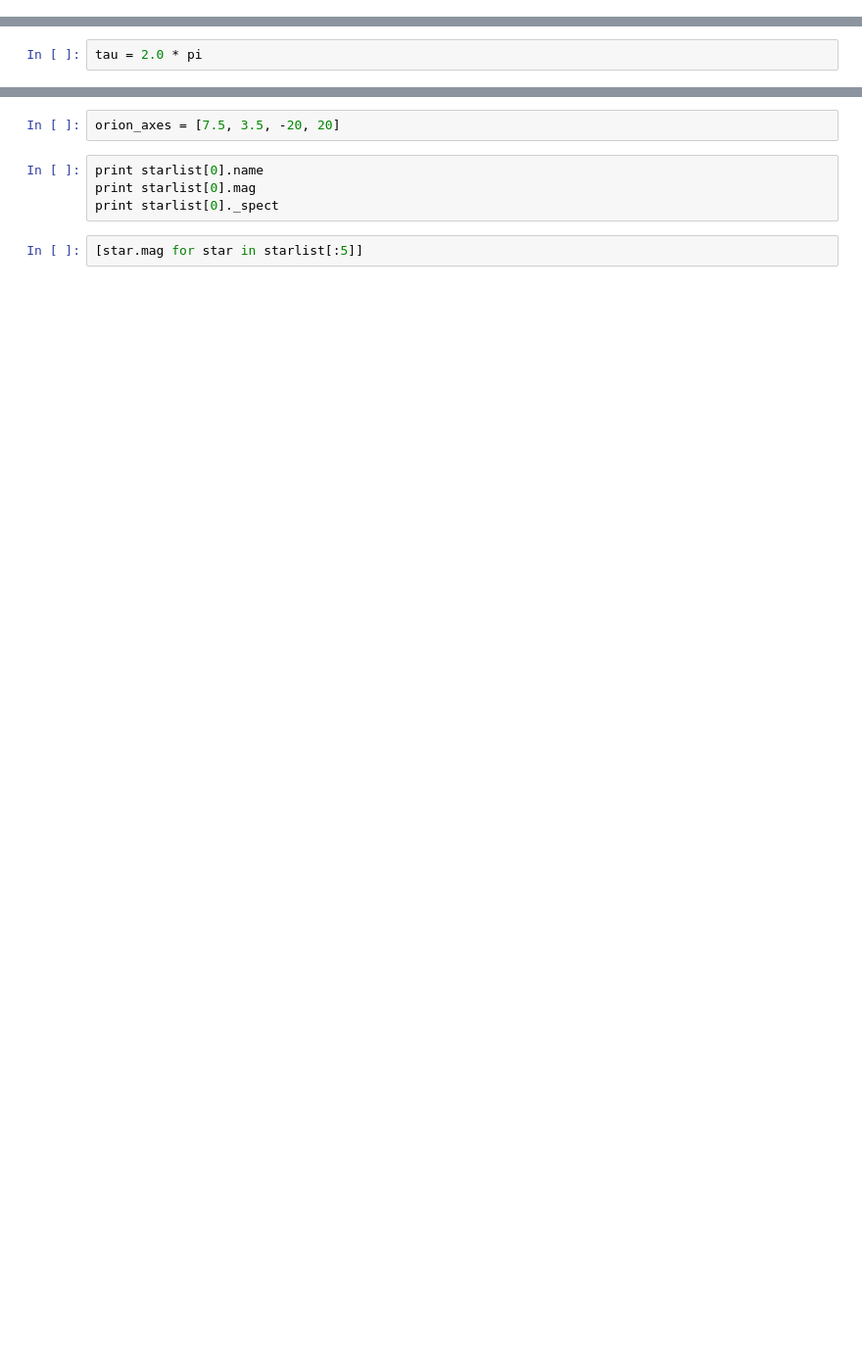
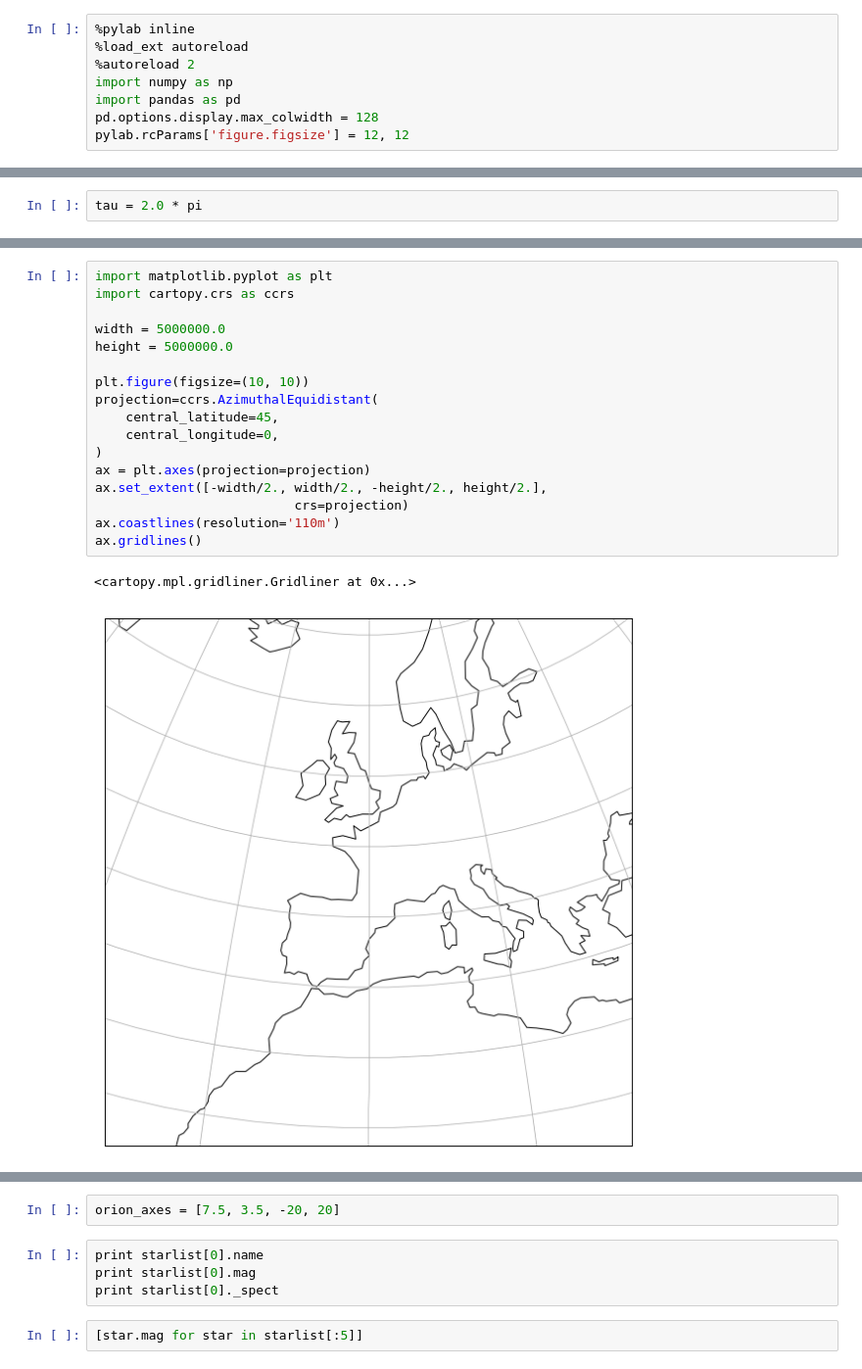
Before and after one commit to skyfielders/astronomy-notebooks, a Jupyter notebook: Stars.ipynb, the cells around one changed output, grey strips where cells are left out. Shown at 98% size. Cells and saved outputs as stored; diff of their text form; blank space fills up the shorter version.

```diff
--- a/Stars.ipynb
+++ b/Stars.ipynb
@@ -2,0 +1,8 @@
+# %%
+%pylab inline
+%load_ext autoreload
+%autoreload 2
+import numpy as np
+import pandas as pd
+pd.options.display.max_colwidth = 128
+pylab.rcParams['figure.figsize'] = 12, 12
@@ -4,0 +200,20 @@ tau = 2.0 * pi
+# %%
+import matplotlib.pyplot as plt
+import cartopy.crs as ccrs
+
+width = 5000000.0
+height = 5000000.0
+
+plt.figure(figsize=(10, 10))
+projection=ccrs.AzimuthalEquidistant(
+    central_latitude=45,
+    central_longitude=0,
+)
+ax = plt.axes(projection=projection)
+ax.set_extent([-width/2., width/2., -height/2., height/2.],
+                          crs=projection)
+ax.coastlines(resolution='110m')
+ax.gridlines()
+# %% [output]
+<cartopy.mpl.gridliner.Gridliner at 0x...>
+[figure, added]
```
Also changed, not shown: parts of 72 cells of this notebook.
